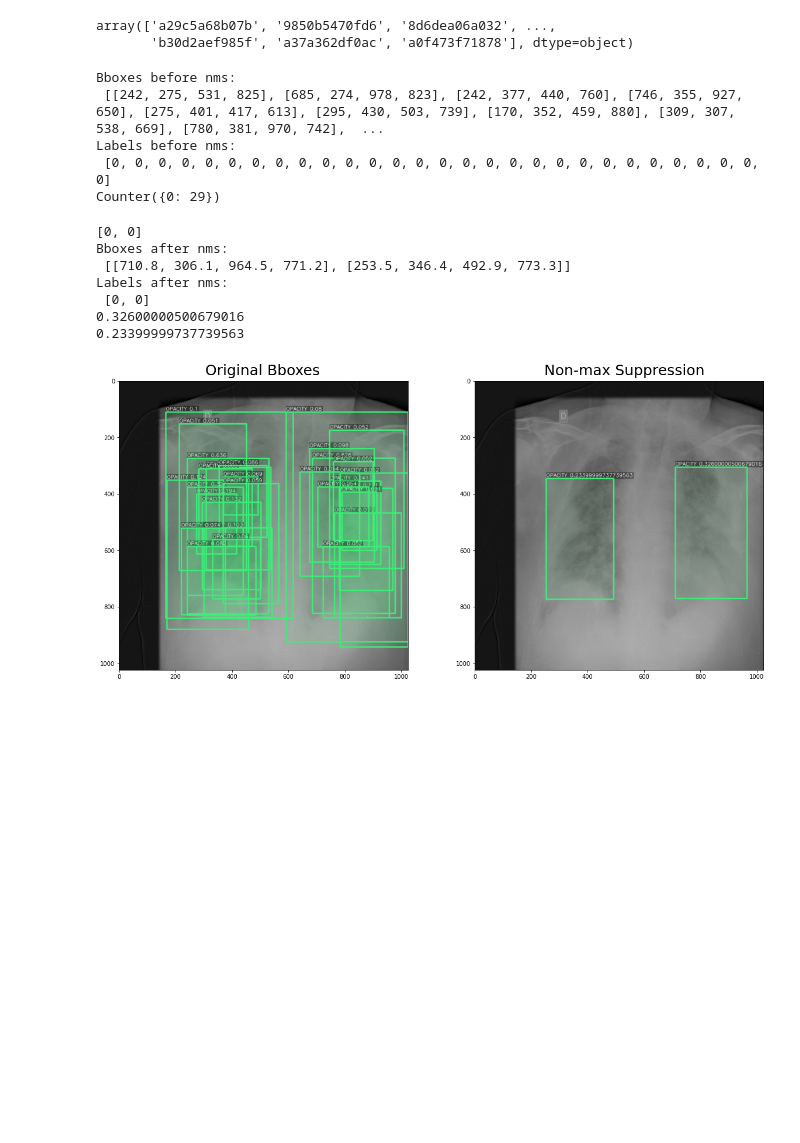
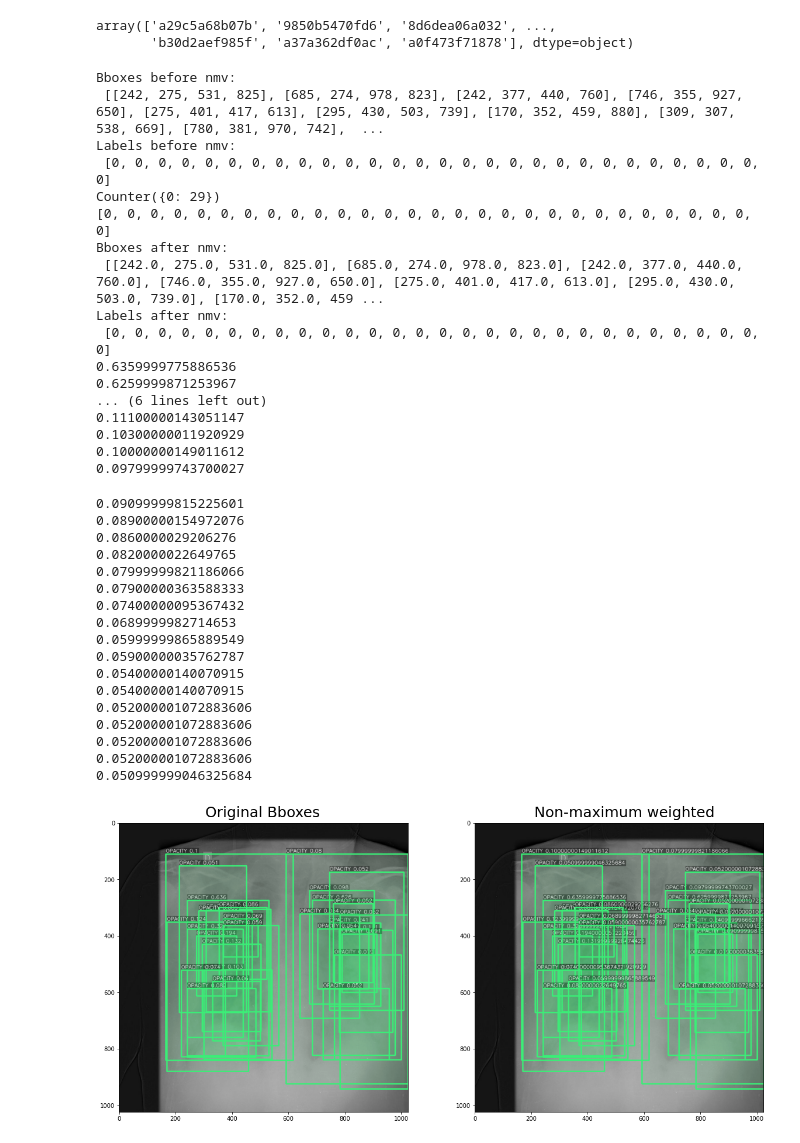
Before and after one commit to greylord1996/covid19_xray_analysis, a Jupyter notebook: experiments/detection_problem/exp0_retinanet_R_101_FPN_3x_one_class/fold_3_modified/inference.ipynb, the cells around one changed output. Cells and saved outputs as stored; diff of their text form; code cells hidden in the pictures; blank space fills up the shorter version.

```diff
--- a/experiments/detection_problem/exp0_retinanet_R_101_FPN_3x_one_class/fold_3_modified/inference.ipynb
+++ b/experiments/detection_problem/exp0_retinanet_R_101_FPN_3x_one_class/fold_3_modified/inference.ipynb
@@ -370,8 +370,9 @@ label2color = [[59, 238, 119], [222, 21, 229], [94, 49, 164], [206, 221, 133], [
 thickness = 3
 viz_labels = ['Opacity']
 # %%
-iou_thr = 0.1
-skip_box_thr = 0.1
+iou_thr = 0.55
+skip_box_thr = 0.0000
+sigma = 0.1
 viz_images = []
 
 for i, img_id in tqdm(enumerate(['a29c5a68b07b'])):
@@ -385,8 +386,8 @@ for i, img_id in tqdm(enumerate(['a29c5a68b07b'])):
     labels_viz = img_annotations['label'].to_numpy().tolist()
     scores_viz = img_annotations['score'].to_numpy().tolist()
 
-    print("Bboxes before nms:\n", boxes_viz)
-    print("Labels before nms:\n", labels_viz)
+    print("Bboxes before nmv:\n", boxes_viz)
+    print("Labels before nmv:\n", labels_viz)
 
     ## Visualize Original Bboxes
     img_before = img_array.copy()
@@ -439,50 +440,72 @@ for i, img_id in tqdm(enumerate(['a29c5a68b07b'])):
 #     boxes, scores, box_labels = nms(boxes_list, scores_list, labels_list, weights=None,
 #                                     iou_thr=iou_thr)
 
-    boxes, scores, box_labels= weighted_boxes_fusion(boxes_list, scores_list, labels_list, weights=weights,
+    boxes, scores, box_labels= non_maximum_weighted(boxes_list, scores_list, labels_list, weights=None,
                                                          iou_thr=iou_thr, skip_box_thr=skip_box_thr)
 #     print("boxes = ", boxes)
 
 #     print(scores)
 
     boxes = boxes*(img_array.shape[1], img_array.shape[0], img_array.shape[1], img_array.shape[0])
     boxes = boxes.round(1).tolist()
     box_labels = box_labels.astype(int).tolist()
     box_scores = scores.round(3).tolist()
 
     print(box_labels)
 
     boxes.extend(boxes_single)
     box_labels.extend(labels_single)
 
-    print("Bboxes after nms:\n", boxes)
-    print("Labels after nms:\n", box_labels)
+    print("Bboxes after nmv:\n", boxes)
+    print("Labels after nmv:\n", box_labels)
 
     ## Visualize Bboxes after operation
     img_after = img_array.copy()
     for box, label, score_tmp in zip(boxes, box_labels, box_scores):
         print(score_tmp)
         color = label2color[int(label)]
         img_after = draw_bbox(img_after, list(np.int_(box)), viz_labels[label], color, score_tmp)
     viz_images.append(img_after)
 #     print()
 
 plot_imgs(viz_images, cmap=None)
 plt.figtext(0.3, 0.9,"Original Bboxes", va="top", ha="center", size=25)
-plt.figtext(0.73, 0.9,"Non-max Suppression", va="top", ha="center", size=25)
-plt.savefig(outdir/'nms.png', bbox_inches='tight')
+plt.figtext(0.73, 0.9,"Non-maximum weighted", va="top", ha="center", size=25)
+plt.savefig(outdir/'nmw.png', bbox_inches='tight')
 plt.show()
 # %% [output]
-Bboxes before nms:
+Bboxes before nmv:
  [[242, 275, 531, 825], [685, 274, 978, 823], [242, 377, 440, 760], [746, 355, 927, 650], [275, 401, 417, 613], [295, 430, 503, 739], [170, 352, 459, 880], [309, 307, 538, 669], [780, 381, 970, 742],  ...
-Labels before nms:
+Labels before nmv:
  [0, 0, 0, 0, 0, 0, 0, 0, 0, 0, 0, 0, 0, 0, 0, 0, 0, 0, 0, 0, 0, 0, 0, 0, 0, 0, 0, 0, 0]
 Counter({0: 29})
+[0, 0, 0, 0, 0, 0, 0, 0, 0, 0, 0, 0, 0, 0, 0, 0, 0, 0, 0, 0, 0, 0, 0, 0, 0, 0, 0, 0, 0]
+Bboxes after nmv:
+ [[242.0, 275.0, 531.0, 825.0], [685.0, 274.0, 978.0, 823.0], [242.0, 377.0, 440.0, 760.0], [746.0, 355.0, 927.0, 650.0], [275.0, 401.0, 417.0, 613.0], [295.0, 430.0, 503.0, 739.0], [170.0, 352.0, 459 ...
+Labels after nmv:
+ [0, 0, 0, 0, 0, 0, 0, 0, 0, 0, 0, 0, 0, 0, 0, 0, 0, 0, 0, 0, 0, 0, 0, 0, 0, 0, 0, 0, 0]
+0.6359999775886536
+0.6259999871253967
+... (6 lines left out)
+0.11100000143051147
+0.10300000011920929
+0.10000000149011612
+0.09799999743700027
-[0, 0]
-Bboxes after nms:
- [[710.8, 306.1, 964.5, 771.2], [253.5, 346.4, 492.9, 773.3]]
-Labels after nms:
- [0, 0]
-0.32600000500679016
-0.23399999737739563
+0.09099999815225601
+0.08900000154972076
+0.0860000029206276
+0.0820000022649765
+0.07999999821186066
+0.07900000363588333
+0.07400000095367432
+0.0689999982714653
+0.05999999865889549
+0.05900000035762787
+0.05400000140070915
+0.05400000140070915
+0.052000001072883606
+0.052000001072883606
+0.052000001072883606
+0.052000001072883606
+0.050999999046325684
-[figure, old version]
+[figure, new version]
```
Also changed, not shown: 3 other files.
